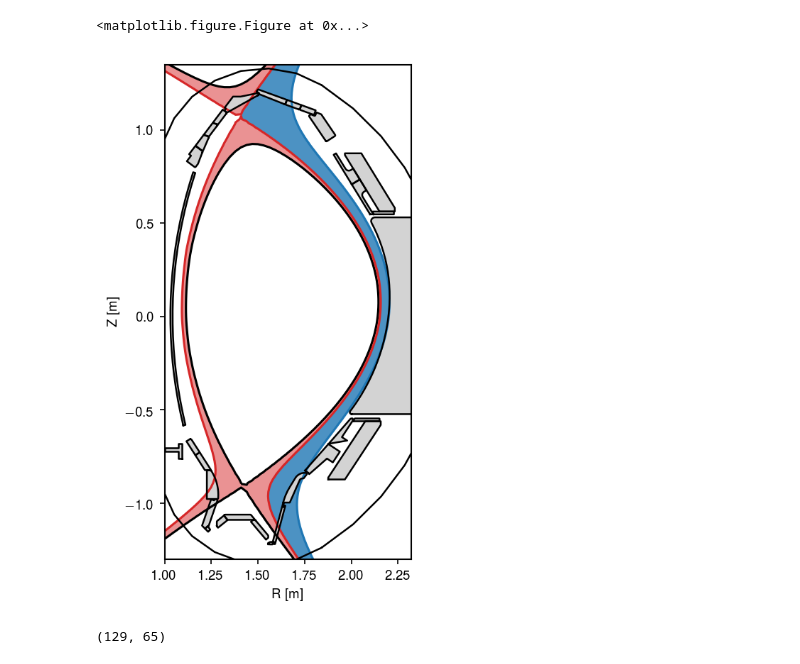
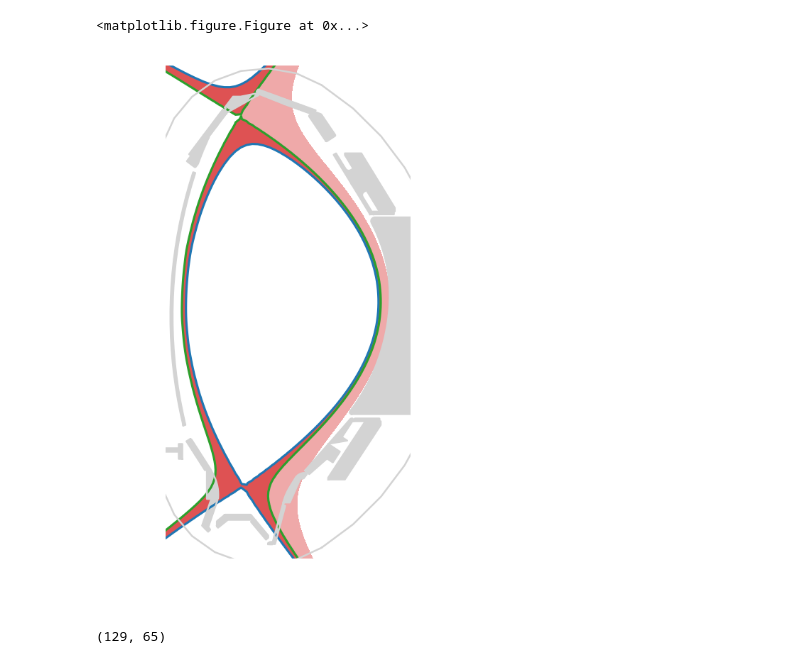
Before and after one commit to guimarais/Shoulder, a Jupyter notebook: Flux_contour.ipynb, the cells around one changed output. Saved outputs shown, nothing was run; the diff lists cells and outputs as text; code cells hidden in the pictures.

```diff
--- a/Flux_contour.ipynb
+++ b/Flux_contour.ipynb
@@ -1,5 +1,5 @@
 # %%
-import map_equ
+#import map_equ
 from closest import closest
 import matplotlib.pylab as plt
 import numpy as np
@@ -8,7 +8,7 @@ import sys
 import os
 from tinylib import eqildatah5py
 from ipfnpytools.rhosep2 import rhosep2
-plt.style.use('helvet2')
+plt.style.use('helvet2dark')
 # %%
 arr = readVessel('./Support_Files/vessel.txt')
 eqh = eqildatah5py('./Equilibrium/EQH34875.h5')
@@ -49,13 +49,13 @@ rsep2 = r2[0]
 Rlmsk = eqh.R>1.4
 #Rlmsk = eqh.R>1.0
 
-plt.contourf(eqh.R, eqh.Z, rho, [1.0, rsep2], colors='C3', alpha=0.5)
-plt.contourf(eqh.R[Rlmsk], eqh.Z, rho[:,Rlmsk], levels=[rsep2, 1.1], colors='C0', alpha=0.8)
+plt.contourf(eqh.R, eqh.Z, rho, [1.0, rsep2], colors='C3', alpha=0.8)
+plt.contourf(eqh.R[Rlmsk], eqh.Z, rho[:,Rlmsk], levels=[rsep2, 1.1], colors='C3', alpha=0.4)
 
-plt.contour(eqh.R, eqh.Z, rho, levels=[1.0], colors='k')
-plt.contour(eqh.R, eqh.Z, rho, levels=[rsep2], colors='C3')
-plt.contour(eqh.R[Rlmsk], eqh.Z, rho[:,Rlmsk], levels=[1.1], colors='C0')
-
+plt.contour(eqh.R, eqh.Z, rho, levels=[1.0], colors='C0')
+plt.contour(eqh.R, eqh.Z, rho, levels=[rsep2], colors='C2',lw=0.1)
+#plt.contour(eqh.R[Rlmsk], eqh.Z, rho[:,Rlmsk], levels=[1.1], colors='C0')
+plt.grid(b='off')
 
 # try:
 #     arr = readVessel('./vessels/vessel_' + str(shotnr) + '.txt')
@@ -68,36 +68,37 @@ plt.contour(eqh.R[Rlmsk], eqh.Z, rho[:,Rlmsk], levels=[1.1], colors='C0')
 ##Fill, then plot
 for entry in arr:
     r = entry[:,0]
     z = entry[:,1]
     #Check if it's the cessel outline
     if ((min(r)<1.1) & (max(r)>2.0) & (min(z)<1) & (max(z)>1)):
         a=0 #Do nothing
     else:
         plt.fill(entry[:,0], entry[:,1], color='#D3D3D3')
 
 for entry in arr:
-    plt.plot(entry[:,0], entry[:,1], color='k', lw=1.2)
+    plt.plot(entry[:,0], entry[:,1], color='#D3D3D3', lw=1.2)
+    #plt.plot(entry[:,0], entry[:,1], color='k', lw=1.2)
 
 
 plt.gca().set_aspect('equal', adjustable='box')
 plt.xlabel("R [m]")
 plt.ylabel("Z [m]")
 plt.xlim([1.0, 2.32])
 plt.ylim([-1.3, 1.35])
 
 #fig_size = plt.rcParams["figure.figsize"]
 #fig_size[0] = 3
 #fig_size[1] = 6.5
 #plt.rcParams["figure.figsize"] = fig_size
 
 fname = "./Figures/mag" + str(shotnr) + "_" + str(time) + ".png"
 
 plt.tight_layout()
-#plt.savefig(fname, dpi=300)
+plt.savefig(fname, dpi=300, transparent=True)
 plt.show()
 # %% [output]
 <matplotlib.figure.Figure at 0x...>
-[figure, old version]
+[figure, new version]
 # %%
 np.shape(rho)
 # %% [output]
```
Also changed, not shown: parts of 1 cell of this notebook, 4 other files.
